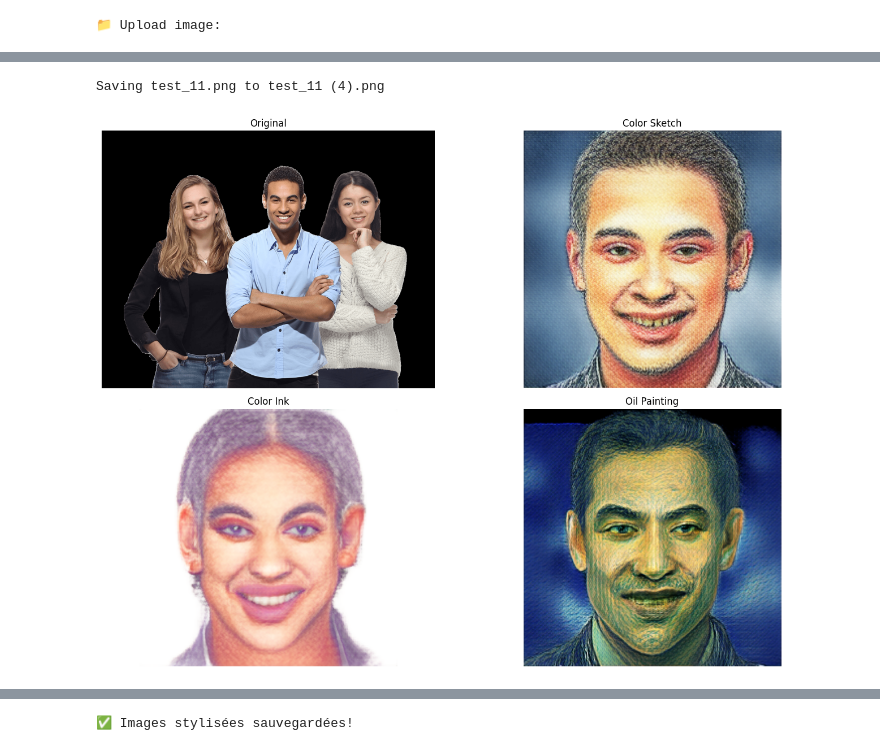
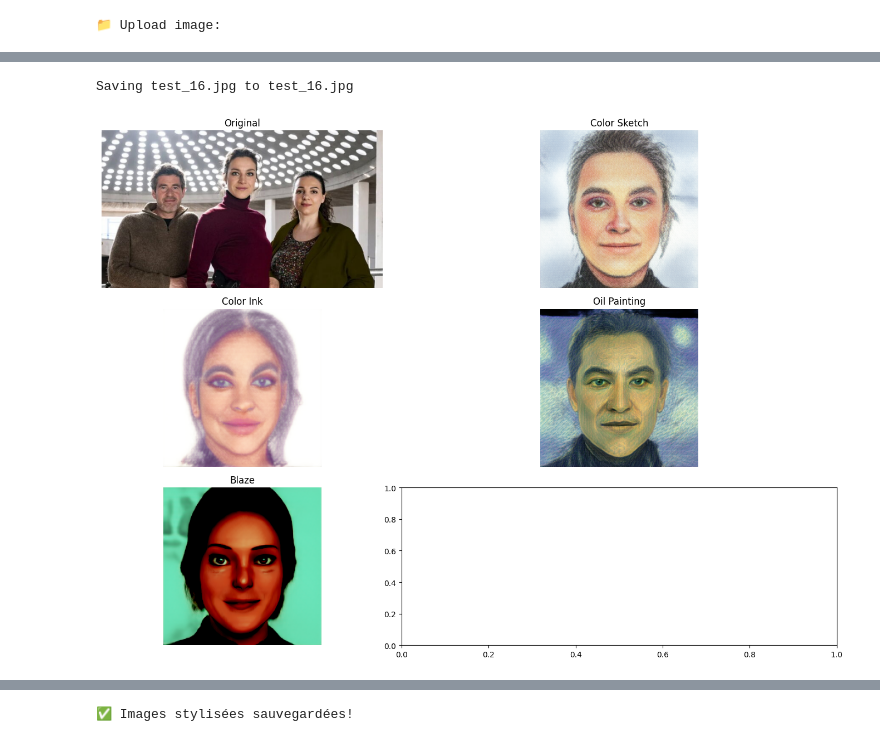
Before and after one commit to fabricejumel/FNST_google_collab_training, a Jupyter notebook: facestyliser/Test_mediapipe_image_stilyser.ipynb, the cells around one changed output, grey strips where cells are left out. Saved outputs shown, nothing was run; the diff lists cells and outputs as text; code cells hidden in the pictures.

```diff
--- a/facestyliser/Test_mediapipe_image_stilyser.ipynb
+++ b/facestyliser/Test_mediapipe_image_stilyser.ipynb
@@ -20,7 +20,8 @@ import os
 styles = {
     'color_sketch': 'https://storage.googleapis.com/mediapipe-models/face_stylizer/blaze_face_stylizer/float32/latest/face_stylizer_color_sketch.task',
     'color_ink': 'https://storage.googleapis.com/mediapipe-models/face_stylizer/blaze_face_stylizer/float32/latest/face_stylizer_color_ink.task',
-    'oil_painting': 'https://storage.googleapis.com/mediapipe-models/face_stylizer/blaze_face_stylizer/float32/latest/face_stylizer_oil_painting.task'
+    'oil_painting': 'https://storage.googleapis.com/mediapipe-models/face_stylizer/blaze_face_stylizer/float32/latest/face_stylizer_oil_painting.task',
+    'blaze': 'https://storage.googleapis.com/mediapipe-models/face_stylizer/blaze_face_stylizer/float32/1/blaze_face_stylizer.task'
 }
 
 for name, url in styles.items():
@@ -67,36 +69,36 @@ def stylize_image(image_path, style_name):
         styled = stylizer.stylize(mp_image)
         return styled.numpy_view()
 
 # Upload image
 print("📁 Upload image:")
 uploaded = files.upload()
 filename = list(uploaded.keys())[0]
 
 # Test 3 styles
-fig, axes = plt.subplots(2, 2, figsize=(15, 10))
+fig, axes = plt.subplots(3, 2, figsize=(15, 10))
 image_rgb = cv2.cvtColor(cv2.imread(filename), cv2.COLOR_BGR2RGB)
 
 for i, (name, ax) in enumerate(zip(['Original'] + list(styles.keys()), axes.flat)):
     if i == 0:
         ax.imshow(image_rgb); ax.set_title('Original')
     else:
         styled = stylize_image(filename, list(styles.keys())[i-1])
         ax.imshow(styled); ax.set_title(f'{list(styles.keys())[i-1].replace("_", " ").title()}')
     ax.axis('off')
 
 plt.tight_layout(); plt.show()
 
 # Download tous styles
 for style in styles:
     styled_bgr = cv2.cvtColor(stylize_image(filename, style), cv2.COLOR_RGB2BGR)
     cv2.imwrite(f'{style}_output.jpg', styled_bgr)
 files.download(f'{list(styles.keys())[0]}_output.jpg')
 print("✅ Images stylisées sauvegardées!")
 # %% [output]
 📁 Upload image:
 [interactive output not drawn]
-Saving test_11.png to test_11 (4).png
+Saving test_16.jpg to test_16.jpg
-[figure, old version]
+[figure, new version]
 [interactive output not drawn]
 [interactive output not drawn]
 ✅ Images stylisées sauvegardées!
```
Also changed, not shown: parts of 1 cell of this notebook.
